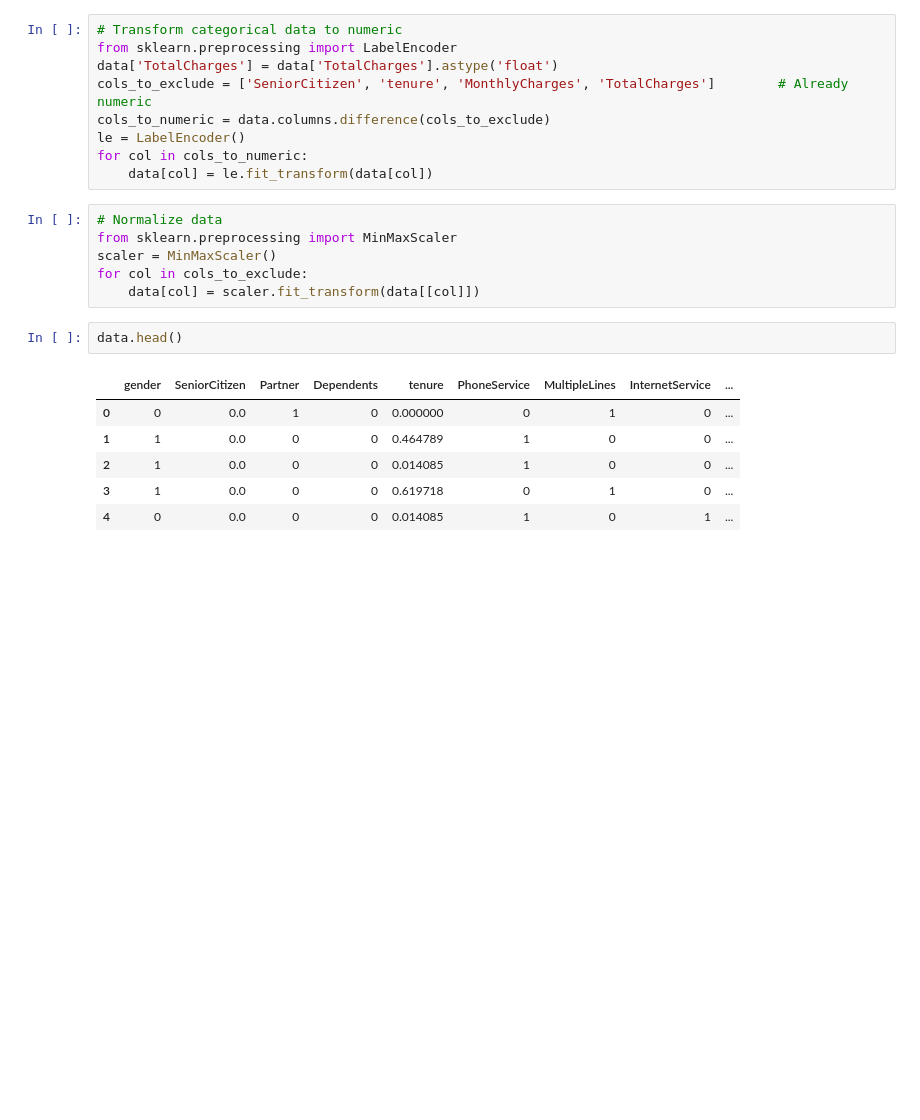
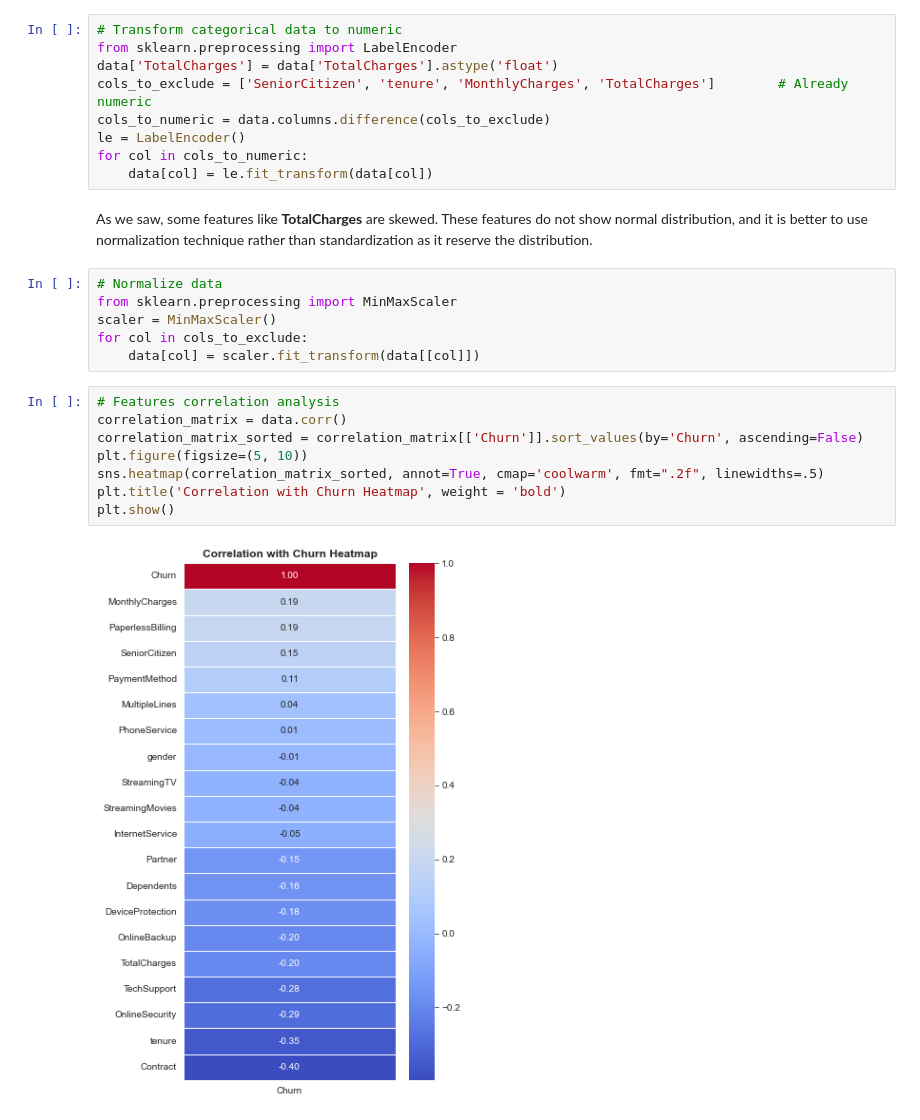
Before and after one commit to eedloo/Projects, a Jupyter notebook: Churn/preprocessing.ipynb, the cells around one changed output. Saved outputs shown, nothing was run; the diff lists cells and outputs as text; blank space fills up the shorter version.

Commit message:
Correlation heatmap and feature importance plot added

```diff
--- a/Churn/preprocessing.ipynb
+++ b/Churn/preprocessing.ipynb
@@ -167,18 +167,21 @@ cols_to_numeric = data.columns.difference(cols_to_exclude)
 le = LabelEncoder()
 for col in cols_to_numeric:
     data[col] = le.fit_transform(data[col])
+# %% [markdown]
+As we saw, some features like **TotalCharges** are skewed. These features do not show normal distribution, and it is better to use normalization technique rather than standardization as it reserve the distribution.
 # %%
 # Normalize data
 from sklearn.preprocessing import MinMaxScaler
 scaler = MinMaxScaler()
 for col in cols_to_exclude:
     data[col] = scaler.fit_transform(data[[col]])
-# %%
-data.head()
-# %% [output]
-|  | gender | SeniorCitizen | Partner | Dependents | tenure | PhoneService | MultipleLines | InternetService | ... |
-| 0 | 0 | 0.0 | 1 | 0 | 0.000000 | 0 | 1 | 0 | ... |
-| 1 | 1 | 0.0 | 0 | 0 | 0.464789 | 1 | 0 | 0 | ... |
-| 2 | 1 | 0.0 | 0 | 0 | 0.014085 | 1 | 0 | 0 | ... |
-| 3 | 1 | 0.0 | 0 | 0 | 0.619718 | 0 | 1 | 0 | ... |
-| 4 | 0 | 0.0 | 0 | 0 | 0.014085 | 1 | 0 | 1 | ... |
+# %%
+# Features correlation analysis
+correlation_matrix = data.corr()
+correlation_matrix_sorted = correlation_matrix[['Churn']].sort_values(by='Churn', ascending=False)
+plt.figure(figsize=(5, 10))
+sns.heatmap(correlation_matrix_sorted, annot=True, cmap='coolwarm', fmt=".2f", linewidths=.5)
+plt.title('Correlation with Churn Heatmap', weight = 'bold')
+plt.show()
+# %% [output]
+[figure, added]
```
Also changed, not shown: parts of 3 cells of this notebook.
